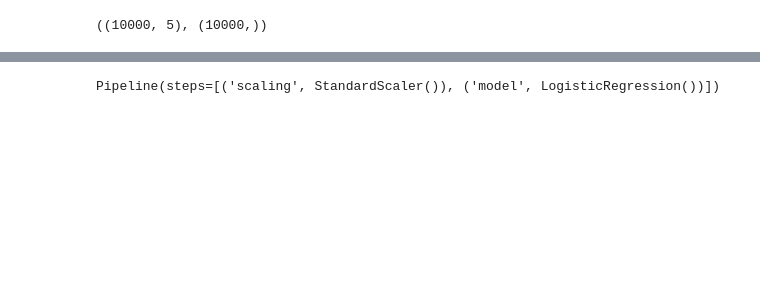
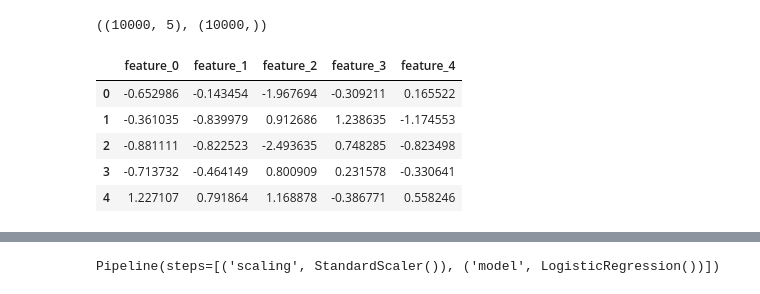
Before and after one commit to s-ravi18/Deployment_Practice, a Jupyter notebook: Model Creation.ipynb, the cells around one changed output, grey strips where cells are left out. Cells and saved outputs as stored; diff of their text form; code cells hidden in the pictures; blank space fills up the shorter version.

```diff
--- a/Model Creation.ipynb
+++ b/Model Creation.ipynb
@@ -15,6 +17,15 @@ X, y = make_classification(n_samples = 10000, n_features = 5)
 X.shape, y.shape
 # %% [output]
 ((10000, 5), (10000,))
+# %%
+X.head()
+# %% [output]
+|  | feature_0 | feature_1 | feature_2 | feature_3 | feature_4 |
+| 0 | -0.652986 | -0.143454 | -1.967694 | -0.309211 | 0.165522 |
+| 1 | -0.361035 | -0.839979 | 0.912686 | 1.238635 | -1.174553 |
+| 2 | -0.881111 | -0.822523 | -2.493635 | 0.748285 | -0.823498 |
+| 3 | -0.713732 | -0.464149 | 0.800909 | 0.231578 | -0.330641 |
+| 4 | 1.227107 | 0.791864 | 1.168878 | -0.386771 | 0.558246 |
 # %%
 X_train, X_test, y_train, y_test = train_test_split(X, y, test_size = 0.2)
 # %%
```
Also changed, not shown: parts of 7 cells of this notebook, 2 other files.
